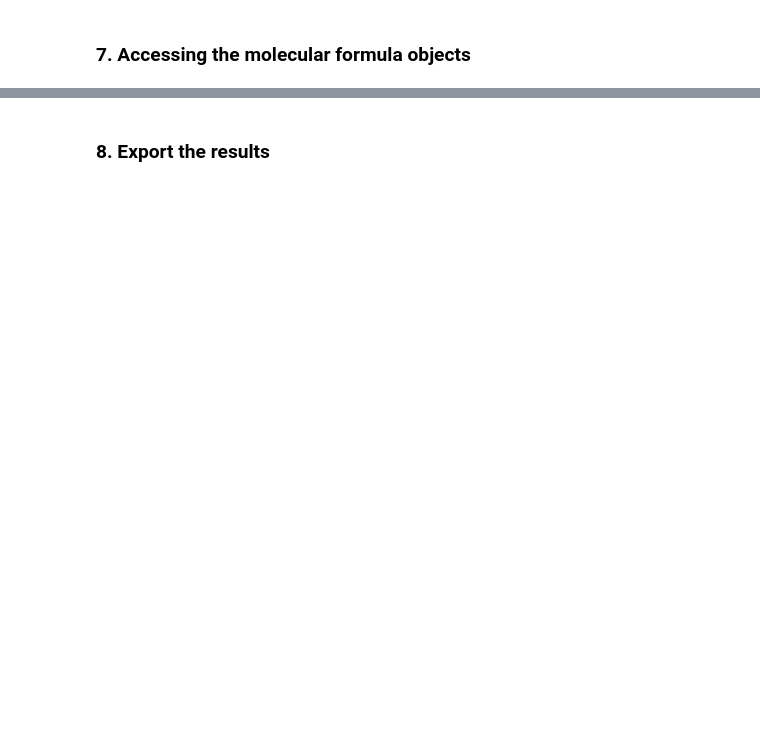
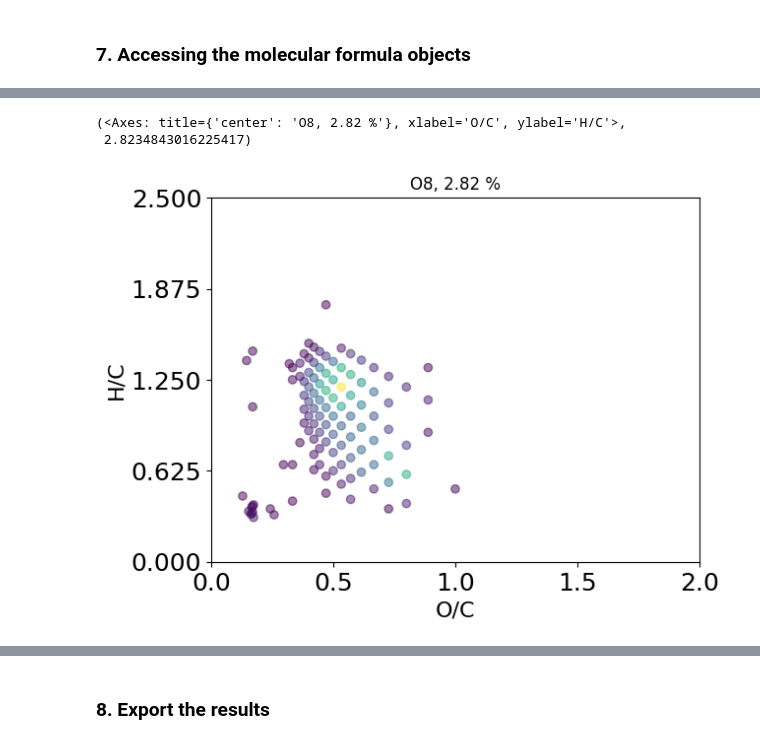
Before and after one commit to robertyoung3/CoreMS, a Jupyter notebook: notebooks/CoreMS_Tutorial.ipynb, the cells around one changed output, grey strips where cells are left out. Saved outputs shown, nothing was run; the diff lists cells and outputs as text; code cells hidden in the pictures; blank space fills up the shorter version.

```diff
--- a/notebooks/CoreMS_Tutorial.ipynb
+++ b/notebooks/CoreMS_Tutorial.ipynb
@@ -326,0 +328,6 @@ ICR
+# %%
+mass_spectrum_by_classes.plot_van_krevelen("O8")
+# %% [output]
+(<Axes: title={'center': 'O8, 2.82 %'}, xlabel='O/C', ylabel='H/C'>,
+ 2.8234843016225417)
+[figure, added]
```
Also changed, not shown: parts of 21 cells of this notebook, 1 other file.
